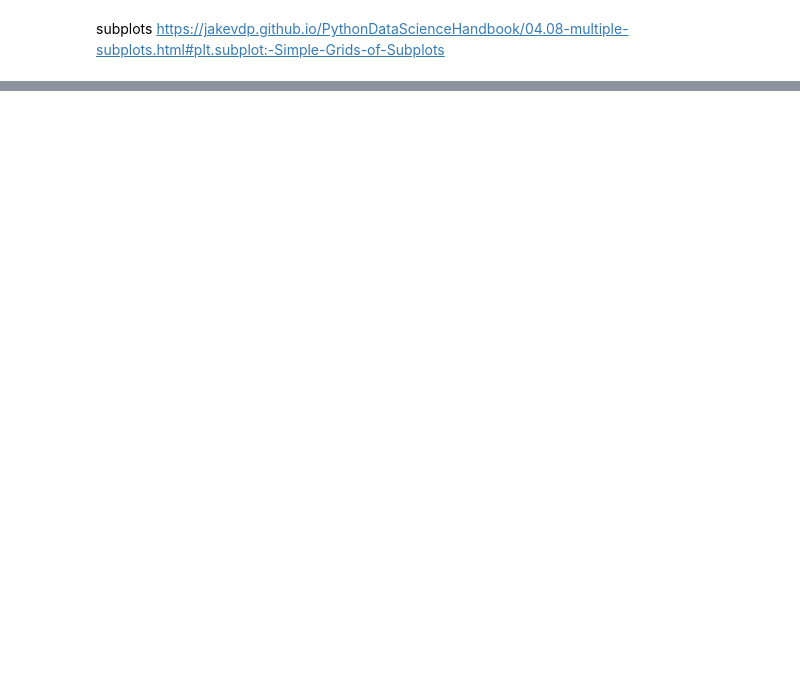
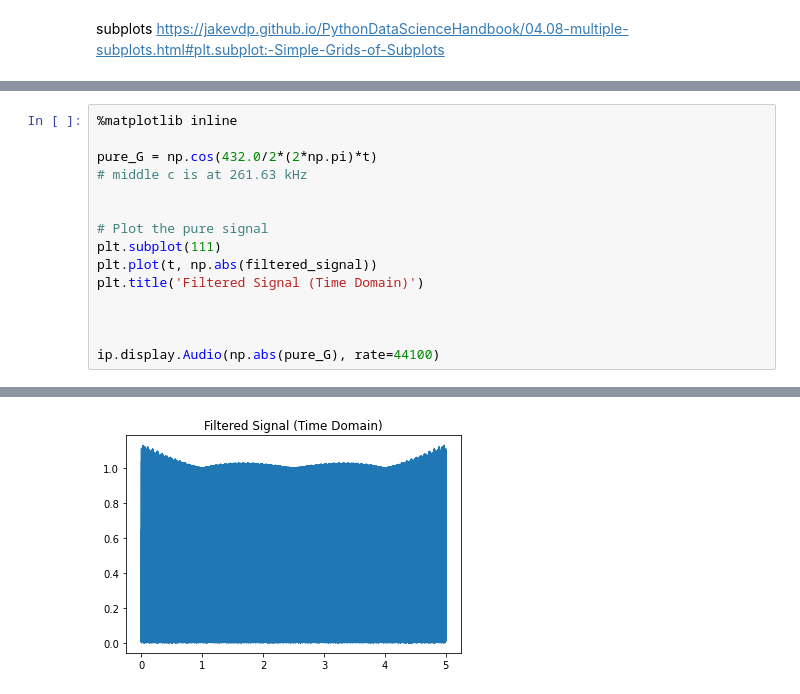
Before and after one commit to SandysPappy/FFT, a Jupyter notebook: vanilla_high_pass_filter.ipynb, the cells around one changed output, grey strips where cells are left out. Drawn from its saved outputs; the diff is of its cells as text; blank space fills up the shorter version.

```diff
--- a/vanilla_high_pass_filter.ipynb
+++ b/vanilla_high_pass_filter.ipynb
@@ -106,0 +120,16 @@ array([ 1.00000000e+00+0.00000000e+00j,  1.04186763e+00-6.67194989e-01j,
+# %%
+%matplotlib inline
+
+pure_G = np.cos(432.0/2*(2*np.pi)*t)
+# middle c is at 261.63 kHz
+
+
+# Plot the pure signal
+plt.subplot(111)
+plt.plot(t, np.abs(filtered_signal))
+plt.title('Filtered Signal (Time Domain)')
+
+
+
+ip.display.Audio(np.abs(pure_G), rate=44100)
+# %% [output]
@@ -106,0 +137 @@ array([ 1.00000000e+00+0.00000000e+00j,  1.04186763e+00-6.67194989e-01j,
+[figure, added]
```
Also changed, not shown: parts of 8 cells of this notebook, 1 other file.
